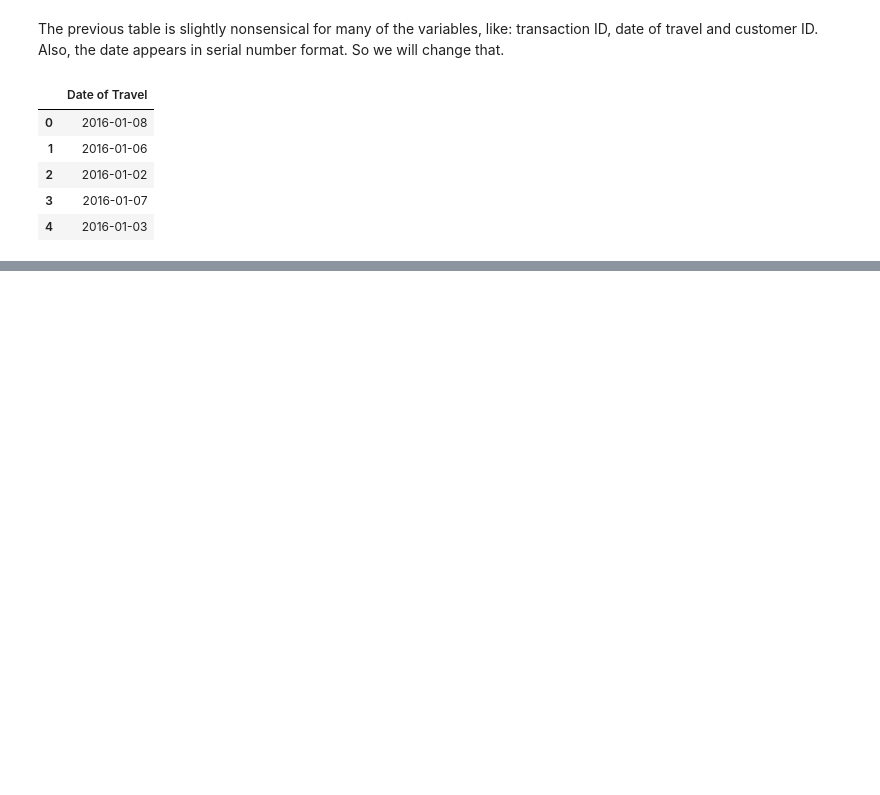
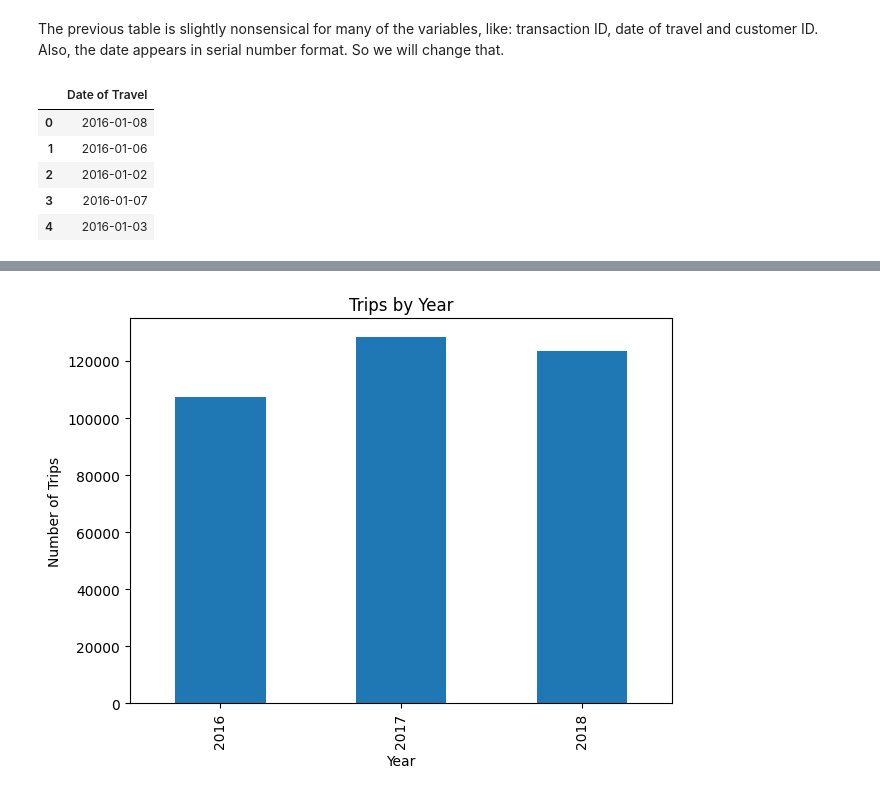
Before and after one commit to gonzalocancio/dataGlacier, a Jupyter notebook: week2/Untitled.ipynb, the cells around one changed output, grey strips where cells are left out. Saved outputs shown, nothing was run; the diff lists cells and outputs as text; code cells hidden in the pictures; blank space fills up the shorter version.

```diff
--- a/week2/Untitled.ipynb
+++ b/week2/Untitled.ipynb
@@ -292,0 +356,17 @@ cab_data[['Date of Travel']].head()
+# %%
+
+# Convert 'Date of Travel' to datetime if necessary
+if cab_data['Date of Travel'].dtype != 'datetime64[ns]':
+    cab_data['Date of Travel'] = pd.to_datetime(cab_data['Date of Travel'], origin='1899-12-30', unit='D')
+
+# Extract the year from 'Date of Travel'
+cab_data['Year'] = cab_data['Date of Travel'].dt.year
+
+# Histogram for trips done per year
+cab_data['Year'].value_counts().sort_index().plot(kind='bar', figsize=(7, 5))
+plt.title('Trips by Year')
+plt.xlabel('Year')
+plt.ylabel('Number of Trips')
+plt.show()
+# %% [output]
+[figure, added]
```
Also changed, not shown: parts of 42 cells of this notebook, 1 other file.
